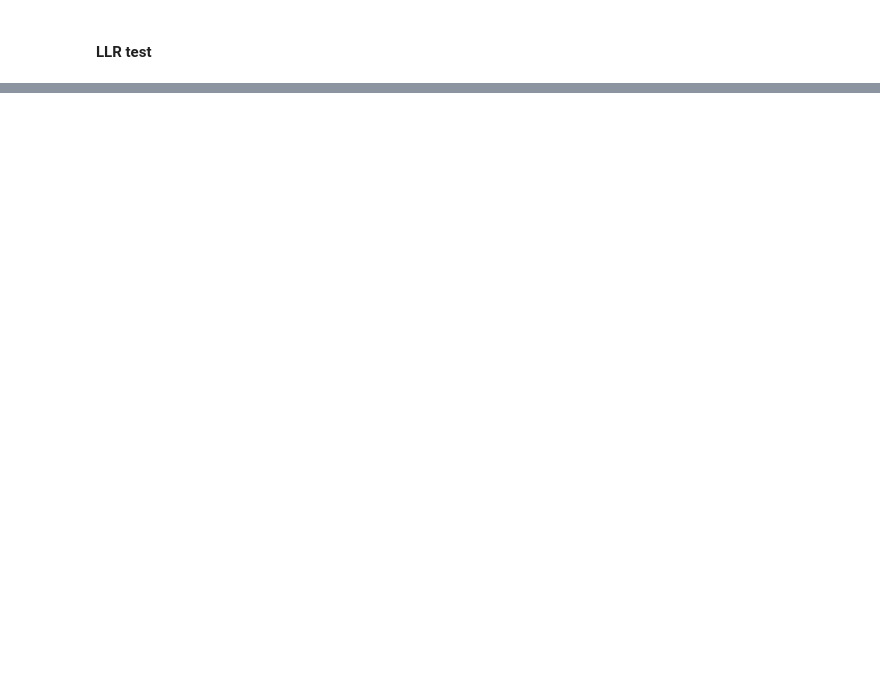
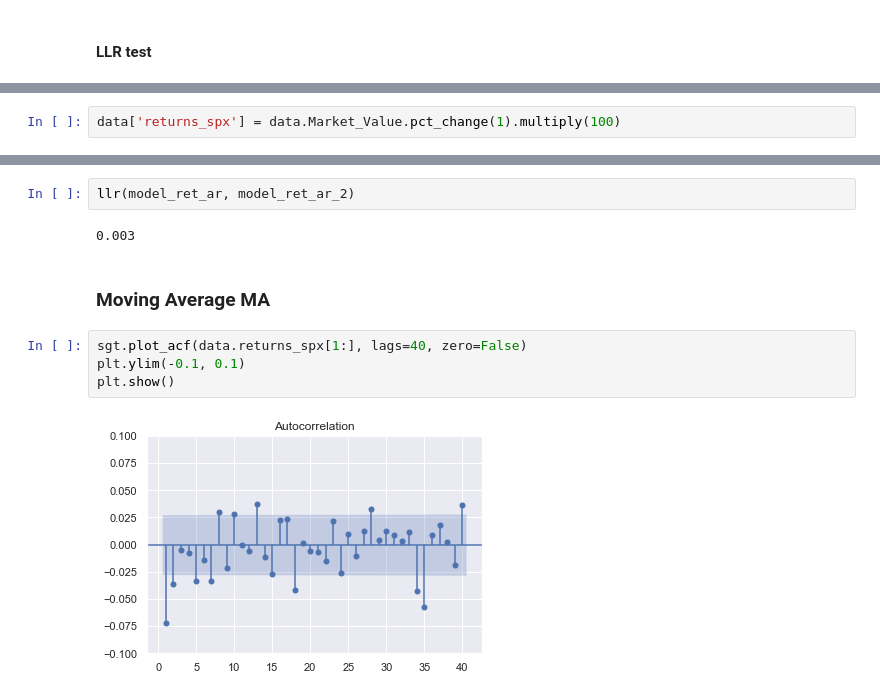
Before and after one commit to Dnbg1982/Practice-Projects, a Jupyter notebook: Practice Notebooks/Time_series.ipynb, the cells around one changed output, grey strips where cells are left out. Cells and saved outputs as stored; diff of their text form; blank space fills up the shorter version.

```diff
--- a/Practice Notebooks/Time_series.ipynb
+++ b/Practice Notebooks/Time_series.ipynb
@@ -370 +371,3 @@ llr(model_ar_2, model_ar_3, DF=5)
+# %%
+data['returns_spx'] = data.Market_Value.pct_change(1).multiply(100)
 # %%
@@ -371,0 +431,12 @@ sts.adfuller(data.Market_Value)
+# %%
+llr(model_ret_ar, model_ret_ar_2)
+# %% [output]
+0.003
+# %% [markdown]
+### Moving Average MA
+# %%
+sgt.plot_acf(data.returns_spx[1:], lags=40, zero=False)
+plt.ylim(-0.1, 0.1)
+plt.show()
+# %% [output]
+[figure, added]
```
Also changed, not shown: parts of 47 cells of this notebook.
